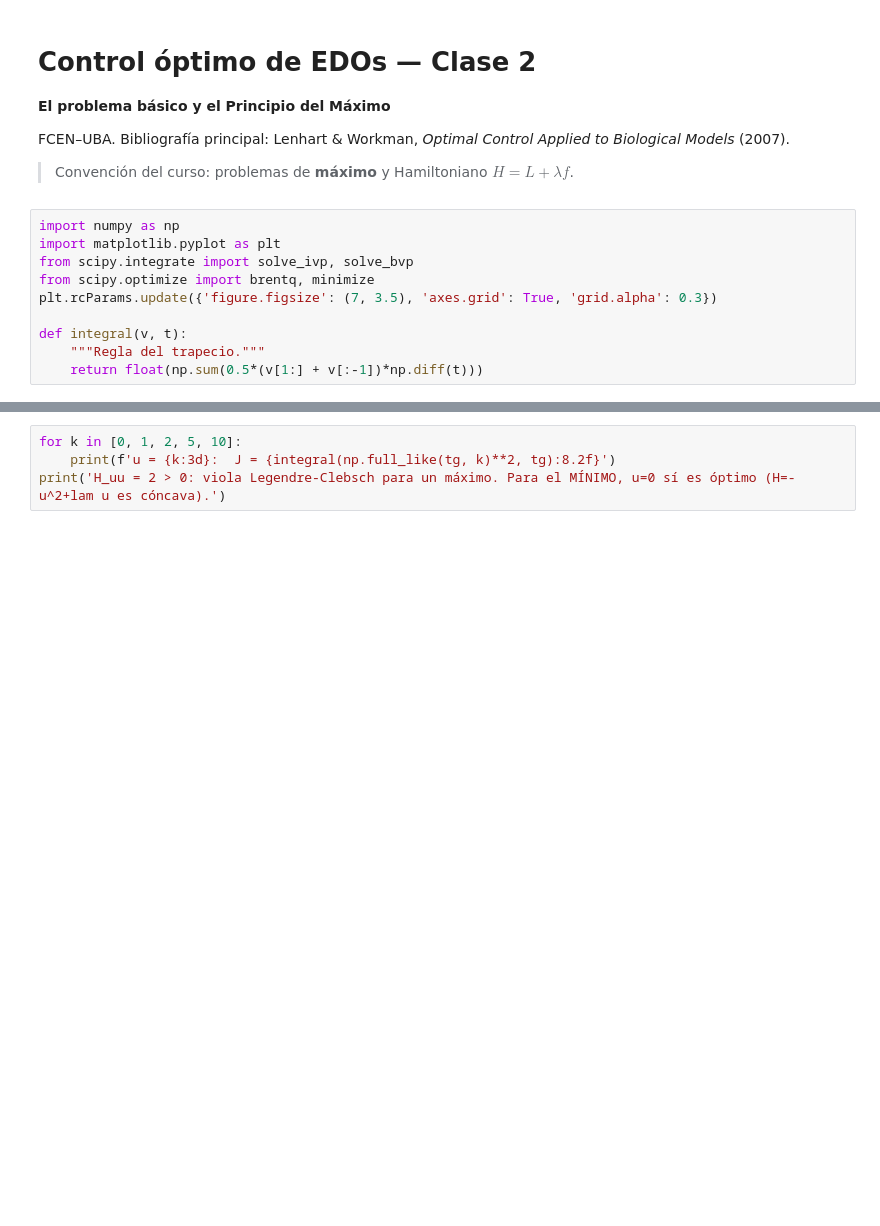
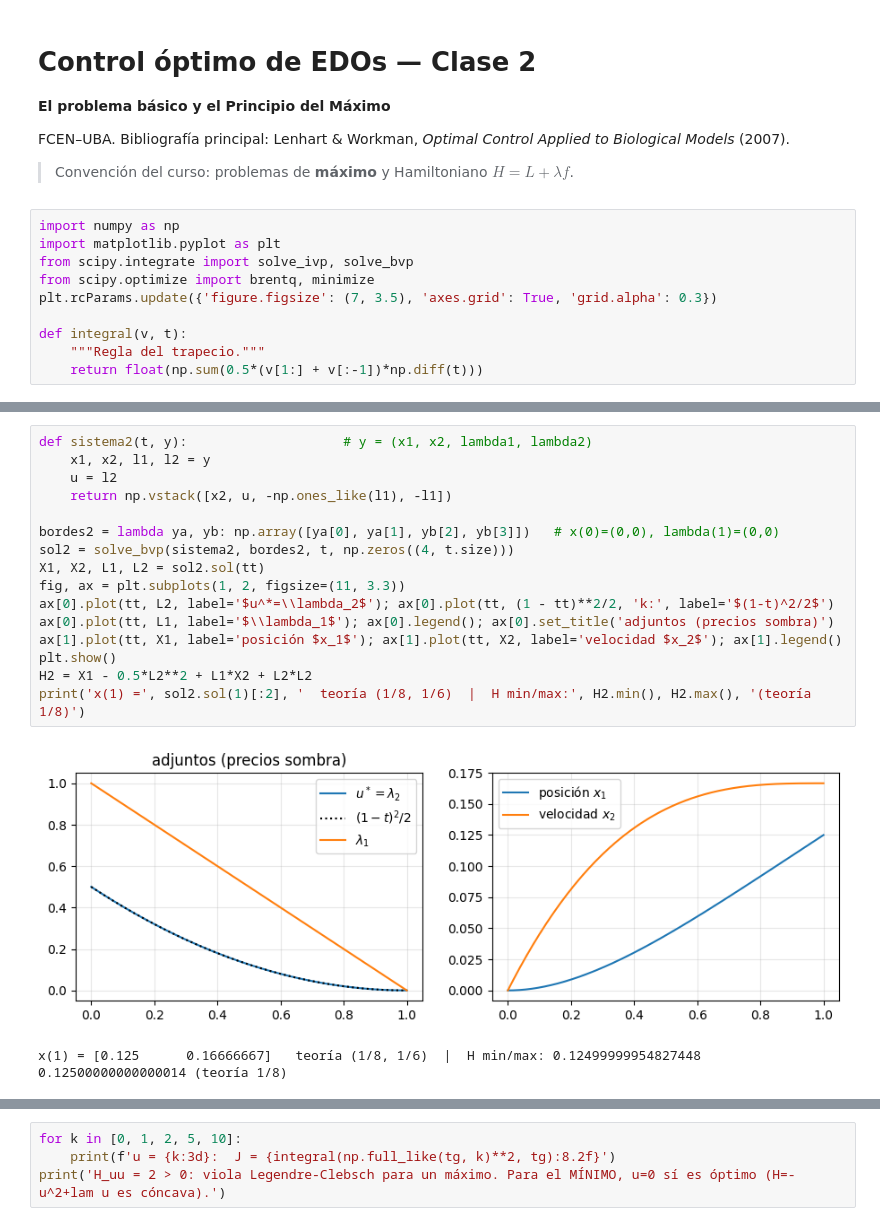
Before and after one commit to csfvega-arg/Colabs-materia-control, a Jupyter notebook: clase02.ipynb, the cells around one changed output, grey strips where cells are left out. Saved outputs shown, nothing was run; the diff lists cells and outputs as text; blank space fills up the shorter version.

```diff
--- a/clase02.ipynb
+++ b/clase02.ipynb
@@ -77 +91,20 @@ H min / max: 0.25000000000000006 0.25000000000000033
+# %%
+def sistema2(t, y):                    # y = (x1, x2, lambda1, lambda2)
+    x1, x2, l1, l2 = y
+    u = l2
+    return np.vstack([x2, u, -np.ones_like(l1), -l1])
+
+bordes2 = lambda ya, yb: np.array([ya[0], ya[1], yb[2], yb[3]])   # x(0)=(0,0), lambda(1)=(0,0)
+sol2 = solve_bvp(sistema2, bordes2, t, np.zeros((4, t.size)))
+X1, X2, L1, L2 = sol2.sol(tt)
+fig, ax = plt.subplots(1, 2, figsize=(11, 3.3))
+ax[0].plot(tt, L2, label='$u^*=\\lambda_2$'); ax[0].plot(tt, (1 - tt)**2/2, 'k:', label='$(1-t)^2/2$')
+ax[0].plot(tt, L1, label='$\\lambda_1$'); ax[0].legend(); ax[0].set_title('adjuntos (precios sombra)')
+ax[1].plot(tt, X1, label='posición $x_1$'); ax[1].plot(tt, X2, label='velocidad $x_2$'); ax[1].legend()
+plt.show()
+H2 = X1 - 0.5*L2**2 + L1*X2 + L2*L2
+print('x(1) =', sol2.sol(1)[:2], '  teoría (1/8, 1/6)  |  H min/max:', H2.min(), H2.max(), '(teoría 1/8)')
+# %% [output]
+[figure, added]
+x(1) = [0.125      0.16666667]   teoría (1/8, 1/6)  |  H min/max: 0.12499999954827448 0.12500000000000014 (teoría 1/8)
 # %% [markdown]
```
Also changed, not shown: parts of 28 cells of this notebook.
